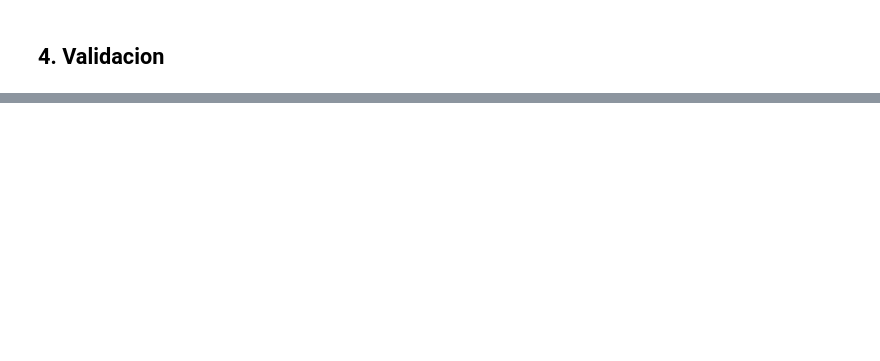
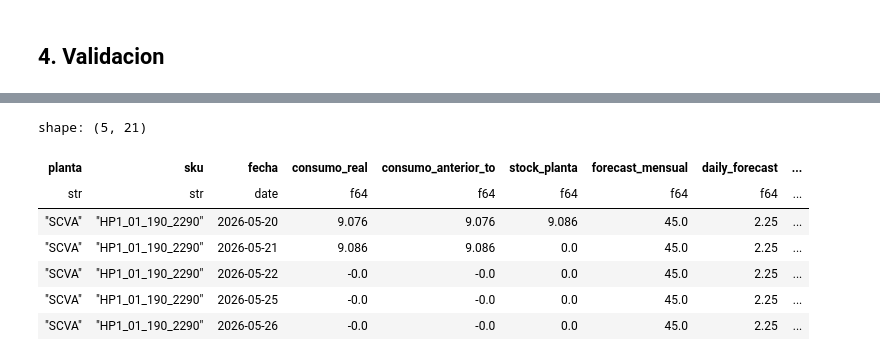
Before and after one commit to Ulysess824/detour_analyzer, a Jupyter notebook: notebooks/01_Detector_de_Picos.ipynb, the cells around one changed output, grey strips where cells are left out. Cells and saved outputs as stored; diff of their text form; code cells hidden in the pictures; blank space fills up the shorter version.

```diff
--- a/notebooks/01_Detector_de_Picos.ipynb
+++ b/notebooks/01_Detector_de_Picos.ipynb
@@ -46,8 +46,21 @@ data_name = "historico_consumo.parquet"
 data_path = os.path.join("data", data_name) if os.path.exists(os.path.join("data", data_name)) else os.path.join("..", "data", data_name)
 df_raw = pl.read_parquet(data_path)
 
-# Transformacion a formato analitico (con la imputacion de abastecimiento integrada)
-df_preparado = transform_data(df_raw)
+# Transformacion a formato analitico
+df_transformed = transform_data(df_raw)
+
+# Filtrar la serie de ejemplo para EDA y modelado
+# df_preparado usa TODO el dataset transformado
+df_preparado = df_transformed.with_columns(
+    consumo_real=pl.col("consumo_anterior_to").fill_null(0.0),
+    forecast_mensual=pl.col("forecast_mensual"),
+    daily_forecast=pl.col("forecast_mensual") / 20.0,
+).with_columns(
+    target_is_peak=(
+        pl.col("consumo_real") > (2.0 * pl.col("daily_forecast"))
+    ).shift(-1).over(["planta", "sku"]).cast(pl.Int8),
+    target_consumo_real=pl.col("consumo_real").shift(-1).over(["planta", "sku"]),
+).filter(pl.col("target_is_peak").is_not_null())
 
 # Guardar la serie de ejemplo separada solo para el EDA
 df_eda_serie = df_preparado.filter(
@@ -56,7 +69,7 @@ df_eda_serie = df_preparado.filter(
 
 
 # Split cronologico antes de construir features para evitar leakage
-fecha_corte = pl.date(2025, 10, 31)
+fecha_corte = pl.date(2026, 2, 28)
 df_train_raw = df_preparado.filter(pl.col("fecha") <= fecha_corte)
 df_test_raw  = df_preparado.filter(pl.col("fecha") >  fecha_corte)
 
@@ -201,0 +192,14 @@ print(clf_metrics.summary())
+# %%
+df_preparado.filter(
+    pl.col("planta") == "SCVA",
+    pl.col("sku") == "HP1_01_190_2290"
+).tail()
+# %% [output]
+shape: (5, 21)
+| planta | sku | fecha | consumo_real | consumo_anterior_to | stock_planta | forecast_mensual | daily_forecast | ... |
+| str | str | date | f64 | f64 | f64 | f64 | f64 | ... |
+| "SCVA" | "HP1_01_190_2290" | 2026-05-20 | 9.076 | 9.076 | 9.086 | 45.0 | 2.25 | ... |
+| "SCVA" | "HP1_01_190_2290" | 2026-05-21 | 9.086 | 9.086 | 0.0 | 45.0 | 2.25 | ... |
+| "SCVA" | "HP1_01_190_2290" | 2026-05-22 | -0.0 | -0.0 | 0.0 | 45.0 | 2.25 | ... |
+| "SCVA" | "HP1_01_190_2290" | 2026-05-25 | -0.0 | -0.0 | 0.0 | 45.0 | 2.25 | ... |
+| "SCVA" | "HP1_01_190_2290" | 2026-05-26 | -0.0 | -0.0 | 0.0 | 45.0 | 2.25 | ... |
```
Also changed, not shown: parts of 8 cells of this notebook, 34 other files.
